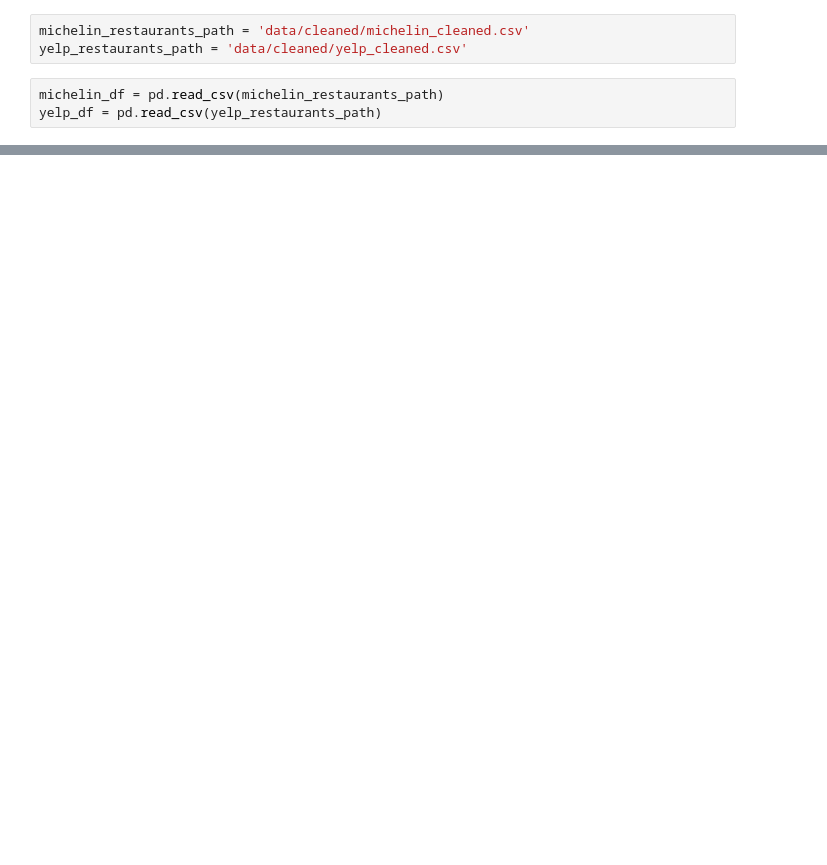
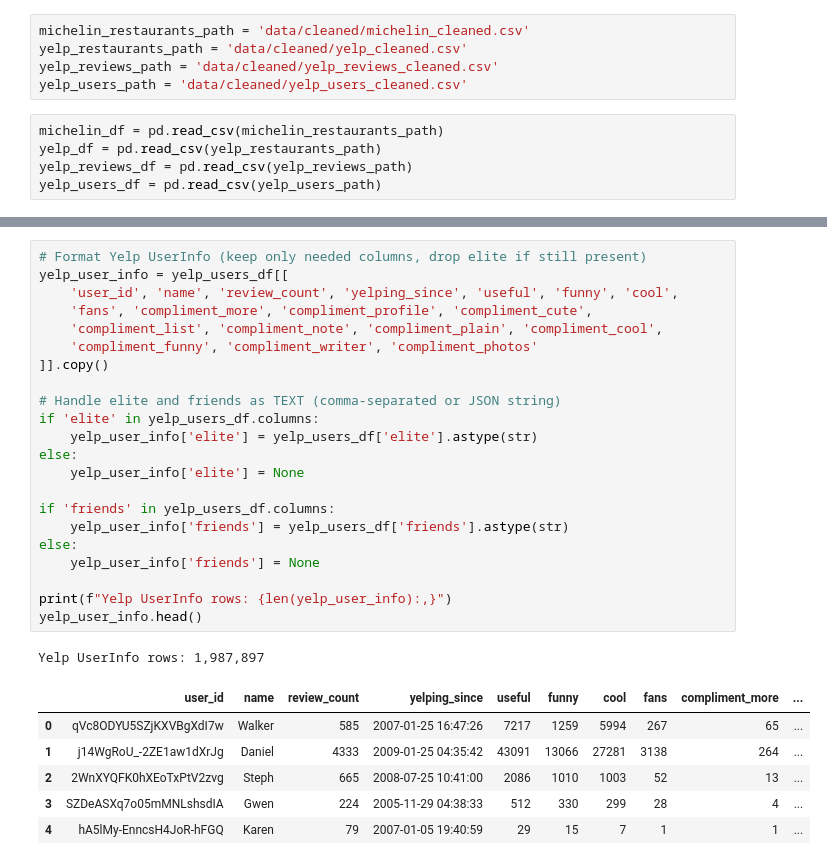
Before and after one commit to belle-hsieh/dishcord, a Jupyter notebook: formatting.ipynb, the cells around one changed output, grey strips where cells are left out. Drawn from its saved outputs; the diff is of its cells as text; blank space fills up the shorter version.

```diff
--- a/formatting.ipynb
+++ b/formatting.ipynb
@@ -4,6 +3,10 @@ import os
 # %%
 michelin_restaurants_path = 'data/cleaned/michelin_cleaned.csv'
 yelp_restaurants_path = 'data/cleaned/yelp_cleaned.csv'
+yelp_reviews_path = 'data/cleaned/yelp_reviews_cleaned.csv'
+yelp_users_path = 'data/cleaned/yelp_users_cleaned.csv'
 # %%
 michelin_df = pd.read_csv(michelin_restaurants_path)
 yelp_df = pd.read_csv(yelp_restaurants_path)
+yelp_reviews_df = pd.read_csv(yelp_reviews_path)
+yelp_users_df = pd.read_csv(yelp_users_path)
@@ -22,0 +74,30 @@ yelp_df_1.to_csv("data/cleaned/yelp_table.csv", index=False)
+# %%
+# Format Yelp UserInfo (keep only needed columns, drop elite if still present)
+yelp_user_info = yelp_users_df[[
+    'user_id', 'name', 'review_count', 'yelping_since', 'useful', 'funny', 'cool',
+    'fans', 'compliment_more', 'compliment_profile', 'compliment_cute',
+    'compliment_list', 'compliment_note', 'compliment_plain', 'compliment_cool',
+    'compliment_funny', 'compliment_writer', 'compliment_photos'
+]].copy()
+
+# Handle elite and friends as TEXT (comma-separated or JSON string)
+if 'elite' in yelp_users_df.columns:
+    yelp_user_info['elite'] = yelp_users_df['elite'].astype(str)
+else:
+    yelp_user_info['elite'] = None
+
+if 'friends' in yelp_users_df.columns:
+    yelp_user_info['friends'] = yelp_users_df['friends'].astype(str)
+else:
+    yelp_user_info['friends'] = None
+
+print(f"Yelp UserInfo rows: {len(yelp_user_info):,}")
+yelp_user_info.head()
+# %% [output]
+Yelp UserInfo rows: 1,987,897
+|  | user_id | name | review_count | yelping_since | useful | funny | cool | fans | compliment_more | ... |
+| 0 | qVc8ODYU5SZjKXVBgXdI7w | Walker | 585 | 2007-01-25 16:47:26 | 7217 | 1259 | 5994 | 267 | 65 | ... |
+| 1 | j14WgRoU_-2ZE1aw1dXrJg | Daniel | 4333 | 2009-01-25 04:35:42 | 43091 | 13066 | 27281 | 3138 | 264 | ... |
+| 2 | 2WnXYQFK0hXEoTxPtV2zvg | Steph | 665 | 2008-07-25 10:41:00 | 2086 | 1010 | 1003 | 52 | 13 | ... |
+| 3 | SZDeASXq7o05mMNLshsdIA | Gwen | 224 | 2005-11-29 04:38:33 | 512 | 330 | 299 | 28 | 4 | ... |
+| 4 | hA5lMy-EnncsH4JoR-hFGQ | Karen | 79 | 2007-01-05 19:40:59 | 29 | 15 | 7 | 1 | 1 | ... |
```
Also changed, not shown: parts of 10 cells of this notebook, 1 other file.
